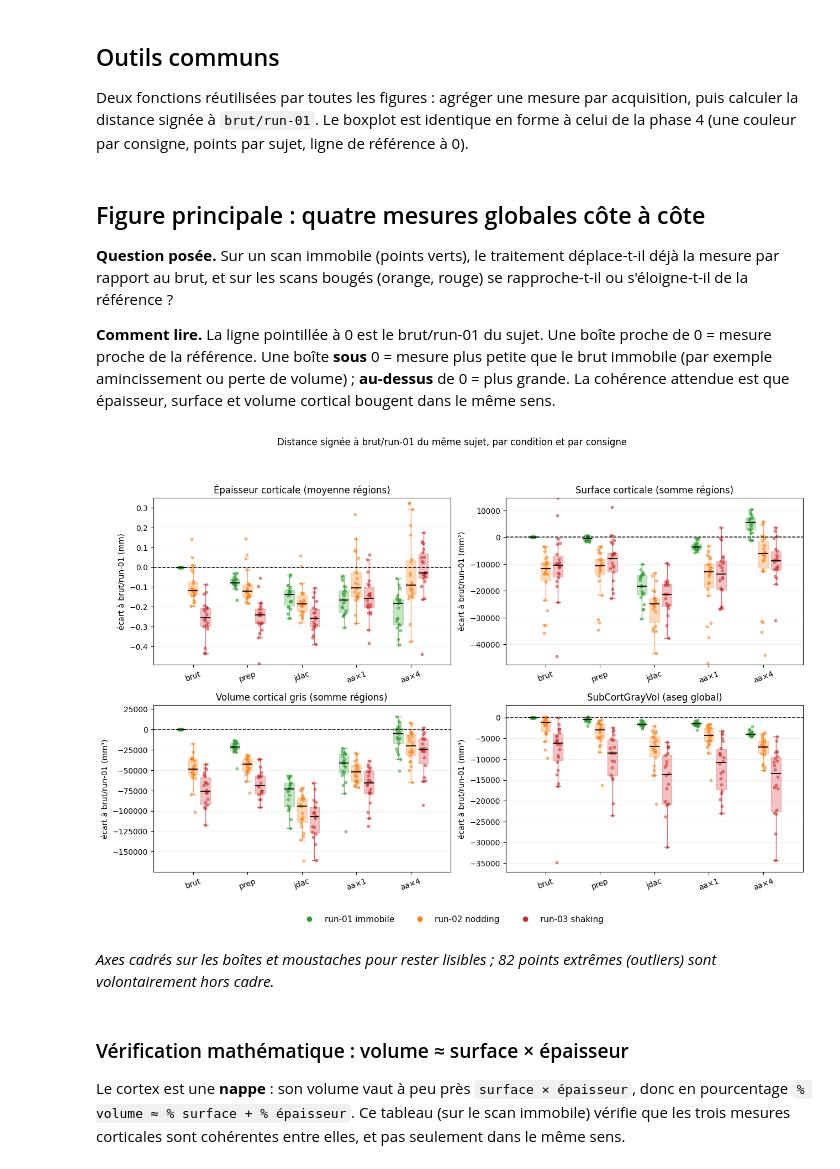
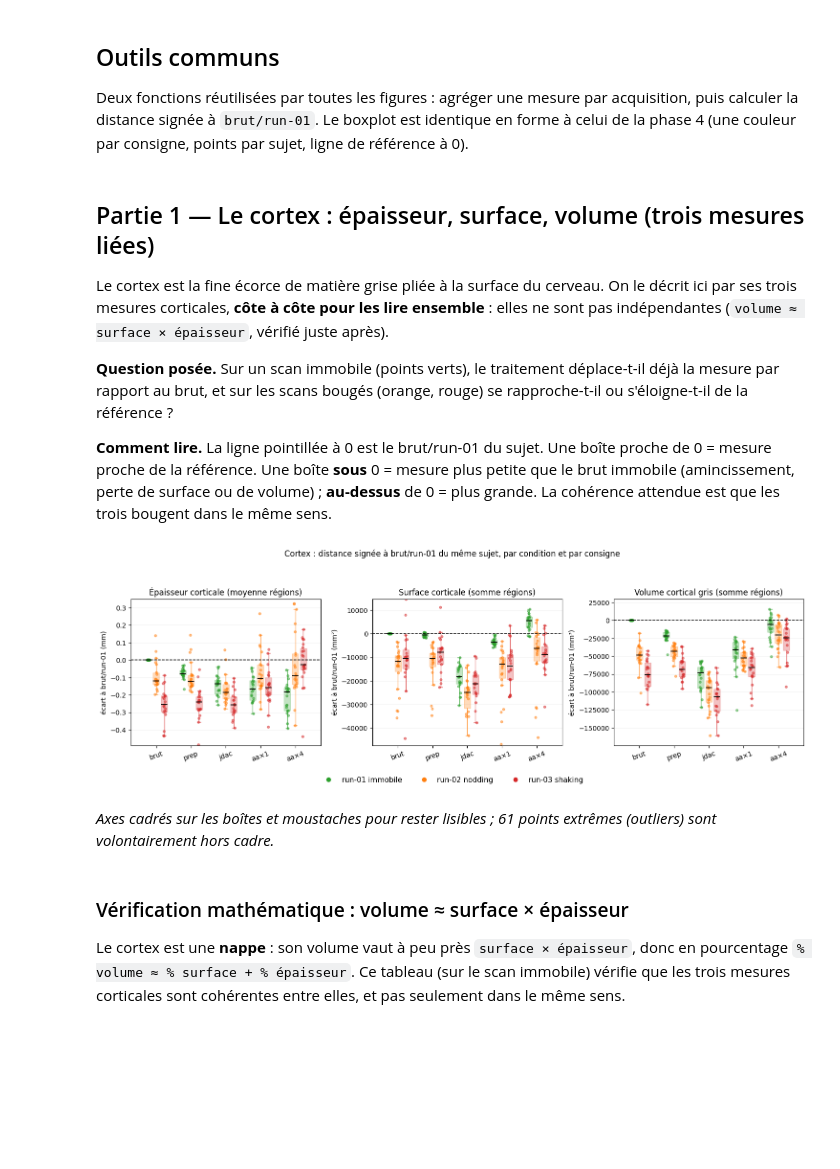
Before and after one commit to math-wil/jdac-motion-correction, a Jupyter notebook: pipelines/ds004332/phase5_fidelity/explore_morphometrie.ipynb, the cells around one changed output. Saved outputs shown, nothing was run; the diff lists cells and outputs as text; code cells hidden in the pictures; blank space fills up the shorter version.

Commit message:
Morphométrie : notebook réorganisé en deux parties (cortex lié / noyaux gris)

```diff
--- a/pipelines/ds004332/phase5_fidelity/explore_morphometrie.ipynb
+++ b/pipelines/ds004332/phase5_fidelity/explore_morphometrie.ipynb
@@ -144,42 +144,42 @@ def legende_consignes(fig):
                for c in ["still","nodding","shaking"]]
     fig.legend(handles=handles, loc="lower center", ncol=3, frameon=False, fontsize=11)
 # %% [markdown]
-## Figure principale : quatre mesures globales côte à côte
+## Partie 1 — Le cortex : épaisseur, surface, volume (trois mesures liées)
+
+Le cortex est la fine écorce de matière grise pliée à la surface du cerveau. On le décrit ici par ses trois mesures corticales, **côte à côte pour les lire ensemble** : elles ne sont pas indépendantes (`volume ≈ surface × épaisseur`, vérifié juste après).
 
 **Question posée.** Sur un scan immobile (points verts), le traitement déplace-t-il déjà la mesure par rapport au brut, et sur les scans bougés (orange, rouge) se rapproche-t-il ou s'éloigne-t-il de la référence ?
 
-**Comment lire.** La ligne pointillée à 0 est le brut/run-01 du sujet. Une boîte proche de 0 = mesure proche de la référence. Une boîte **sous** 0 = mesure plus petite que le brut immobile (par exemple amincissement ou perte de volume) ; **au-dessus** de 0 = plus grande. La cohérence attendue est que épaisseur, surface et volume cortical bougent dans le même sens.
+**Comment lire.** La ligne pointillée à 0 est le brut/run-01 du sujet. Une boîte proche de 0 = mesure proche de la référence. Une boîte **sous** 0 = mesure plus petite que le brut immobile (amincissement, perte de surface ou de volume) ; **au-dessus** de 0 = plus grande. La cohérence attendue est que les trois bougent dans le même sens.
 # %%
 MESURES = [
     ("Épaisseur corticale (moyenne régions)", "mm",
      par_acquisition(d, "cortical_region", "thickness", "mean", positive_only=True)),
     ("Surface corticale (somme régions)", "mm²",
      par_acquisition(d, "cortical_region", "surface_area", "sum")),
     ("Volume cortical gris (somme régions)", "mm³",
      par_acquisition(d, "cortical_region", "cortical_gray_volume", "sum")),
-    ("SubCortGrayVol (aseg global)", "mm³",
-     par_acquisition(d, "aseg_global", "volume", "sum", region="SubCortGrayVol")),
 ]
 manquantes = [titre for titre, _, per in MESURES if per.empty]
 if manquantes:
     display(Markdown("**Mesures absentes de la source (panneau vide) :** " + ", ".join(manquantes)
                      + ". Vérifier que `lh/rh.aparc.stats` ont bien été extraits pour les cinq conditions."))
 
-fig, axes = plt.subplots(2, 2, figsize=(13, 9))
+fig, axes = plt.subplots(1, 3, figsize=(15, 5))
 n_hors = 0
 for ax, (titre, unite, per) in zip(axes.flat, MESURES):
     if per.empty:
         ax.set_title(titre + " (données absentes)", fontsize=12); ax.set_axis_off(); continue
     n_hors += box_distance(ax, distance_a_reference(per), titre, unite)
-fig.suptitle("Distance signée à brut/run-01 du même sujet, par condition et par consigne", y=0.99)
-fig.tight_layout(rect=[0, 0.06, 1, 0.95])
+fig.suptitle("Cortex : distance signée à brut/run-01 du même sujet, par condition et par consigne", y=1.0)
+fig.tight_layout(rect=[0, 0.08, 1, 0.94])
 legende_consignes(fig)
 plt.show()
 if n_hors:
     display(Markdown(f"*Axes cadrés sur les boîtes et moustaches pour rester lisibles ; {n_hors} points extrêmes (outliers) sont volontairement hors cadre.*"))
 # %% [output]
-[figure, old version]
+[figure, new version]
-*Axes cadrés sur les boîtes et moustaches pour rester lisibles ; 82 points extrêmes (outliers) sont volontairement hors cadre.*
+*Axes cadrés sur les boîtes et moustaches pour rester lisibles ; 61 points extrêmes (outliers) sont volontairement hors cadre.*
 # %% [markdown]
 ### Vérification mathématique : volume ≈ surface × épaisseur
 
```
Also changed, not shown: parts of 7 cells of this notebook, 2 other files.
